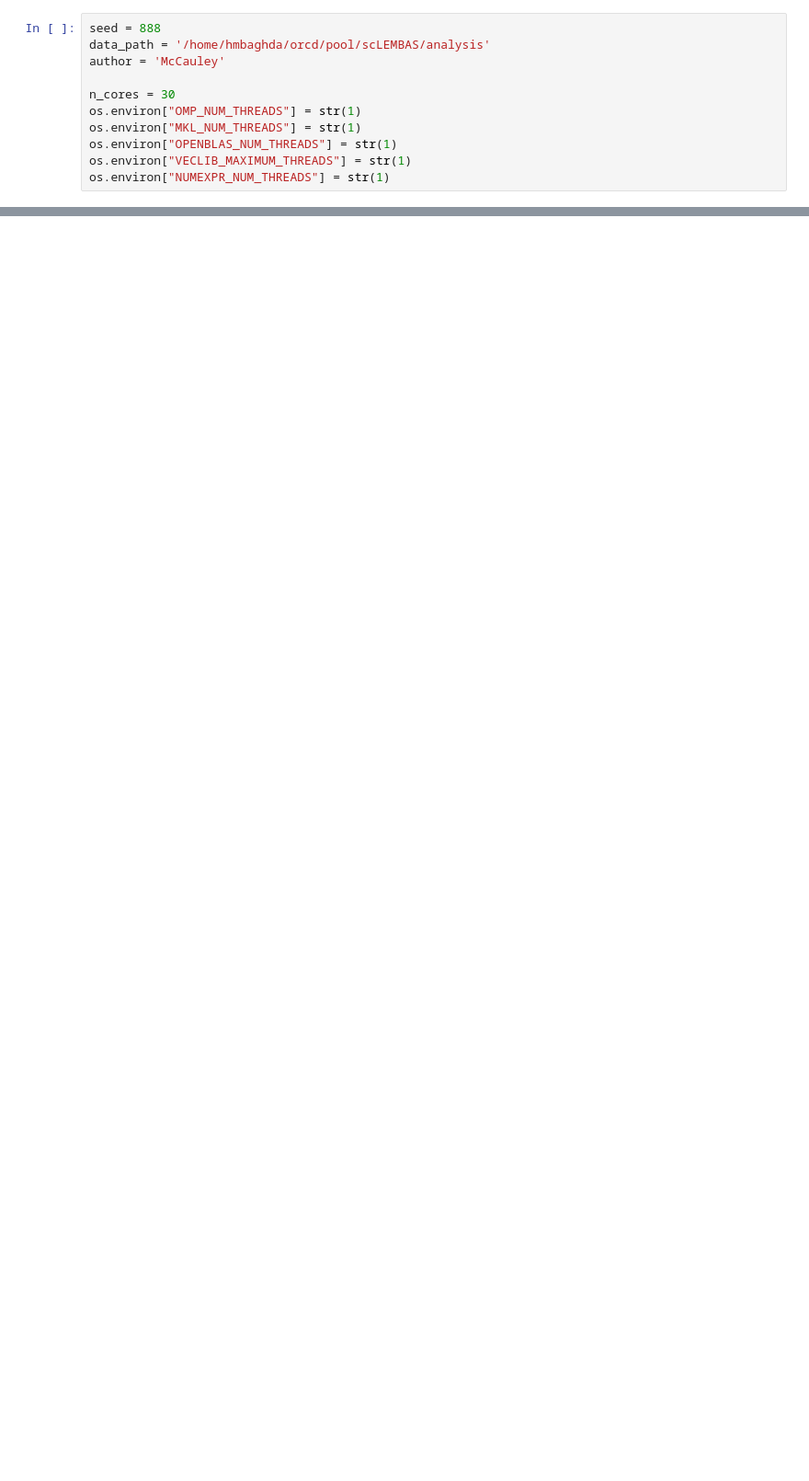
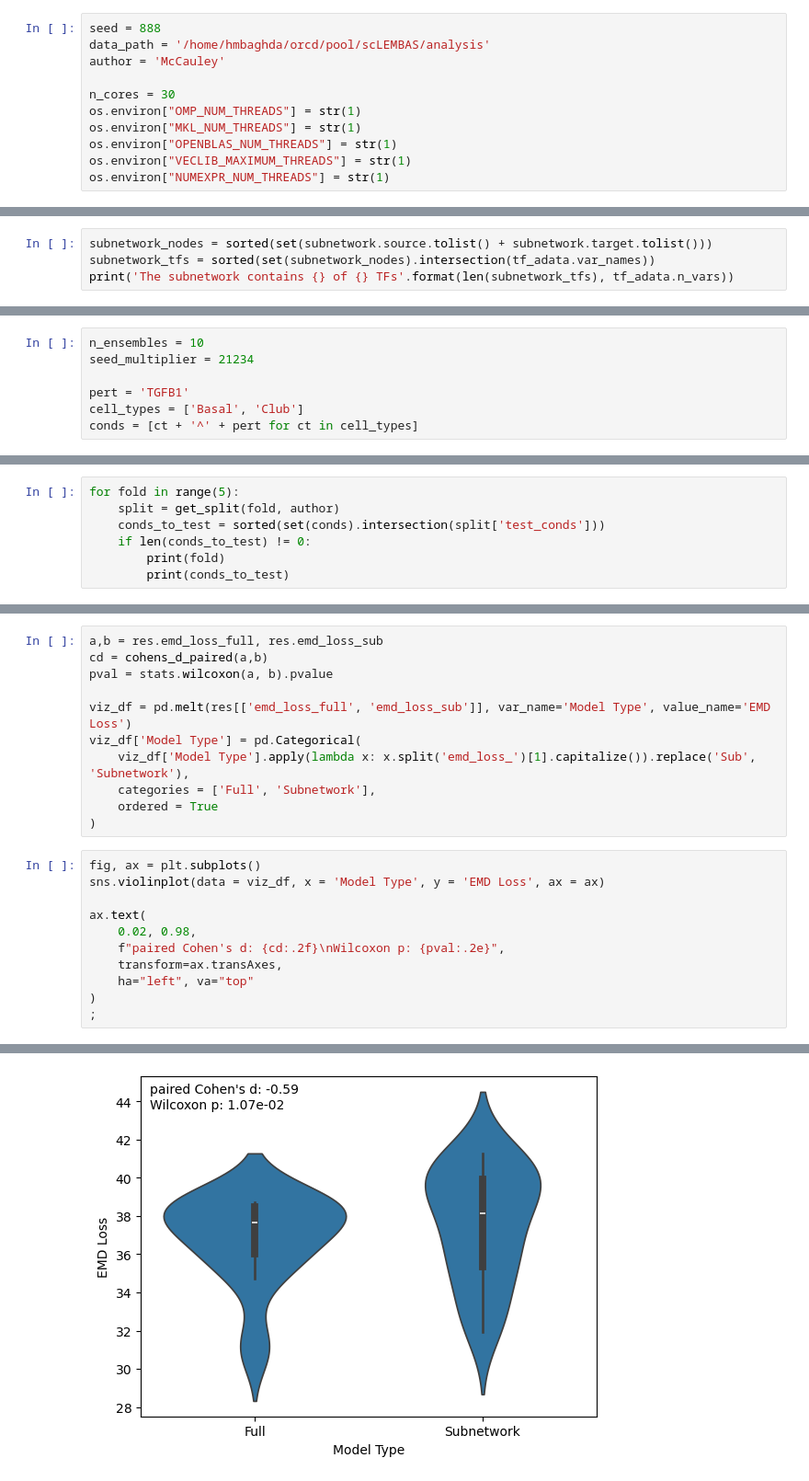
Before and after one commit to hmbaghdassarian/scLEMBAS, a Jupyter notebook: notebooks/McCauley_2024/07_mechanistic_analyses/subnetwork_analysis/06_demonstrate_subnetwork_accuracy.ipynb, the cells around one changed output, grey strips where cells are left out. Shown at 92% size. Drawn from its saved outputs; the diff is of its cells as text; blank space fills up the shorter version.

```diff
--- a/notebooks/McCauley_2024/07_mechanistic_analyses/subnetwork_analysis/06_demonstrate_subnetwork_accuracy.ipynb
+++ b/notebooks/McCauley_2024/07_mechanistic_analyses/subnetwork_analysis/06_demonstrate_subnetwork_accuracy.ipynb
@@ -22,0 +50,4 @@ os.environ["NUMEXPR_NUM_THREADS"] = str(1)
+# %%
+subnetwork_nodes = sorted(set(subnetwork.source.tolist() + subnetwork.target.tolist()))
+subnetwork_tfs = sorted(set(subnetwork_nodes).intersection(tf_adata.var_names))
+print('The subnetwork contains {} of {} TFs'.format(len(subnetwork_tfs), tf_adata.n_vars))
@@ -22,0 +58,7 @@ os.environ["NUMEXPR_NUM_THREADS"] = str(1)
+# %%
+n_ensembles = 10
+seed_multiplier = 21234
+
+pert = 'TGFB1'
+cell_types = ['Basal', 'Club']
+conds = [ct + '^' + pert for ct in cell_types]
@@ -22,0 +187,7 @@ os.environ["NUMEXPR_NUM_THREADS"] = str(1)
+# %%
+for fold in range(5):
+    split = get_split(fold, author)
+    conds_to_test = sorted(set(conds).intersection(split['test_conds']))
+    if len(conds_to_test) != 0:
+        print(fold)
+        print(conds_to_test)
@@ -22,0 +260,23 @@ os.environ["NUMEXPR_NUM_THREADS"] = str(1)
+# %%
+a,b = res.emd_loss_full, res.emd_loss_sub
+cd = cohens_d_paired(a,b)
+pval = stats.wilcoxon(a, b).pvalue
+
+viz_df = pd.melt(res[['emd_loss_full', 'emd_loss_sub']], var_name='Model Type', value_name='EMD Loss')
+viz_df['Model Type'] = pd.Categorical(
+    viz_df['Model Type'].apply(lambda x: x.split('emd_loss_')[1].capitalize()).replace('Sub', 'Subnetwork'),
+    categories = ['Full', 'Subnetwork'],
+    ordered = True
+)
+# %%
+fig, ax = plt.subplots()
+sns.violinplot(data = viz_df, x = 'Model Type', y = 'EMD Loss', ax = ax)
+
+ax.text(
+    0.02, 0.98,
+    f"paired Cohen's d: {cd:.2f}\nWilcoxon p: {pval:.2e}",
+    transform=ax.transAxes,
+    ha="left", va="top"
+)
+;
+# %% [output]
@@ -22,0 +284 @@ os.environ["NUMEXPR_NUM_THREADS"] = str(1)
+[figure, added]
```
Also changed, not shown: parts of 13 cells of this notebook, 2 other files.
